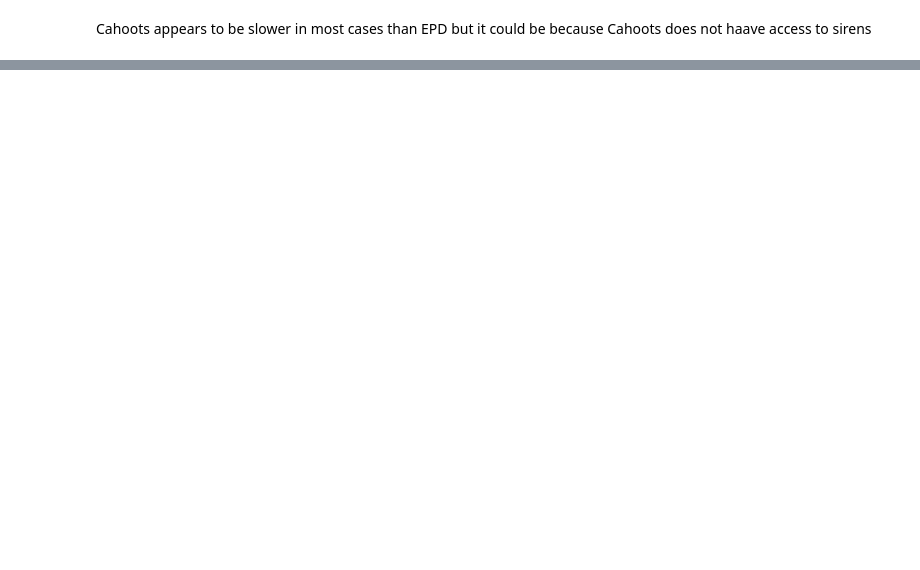
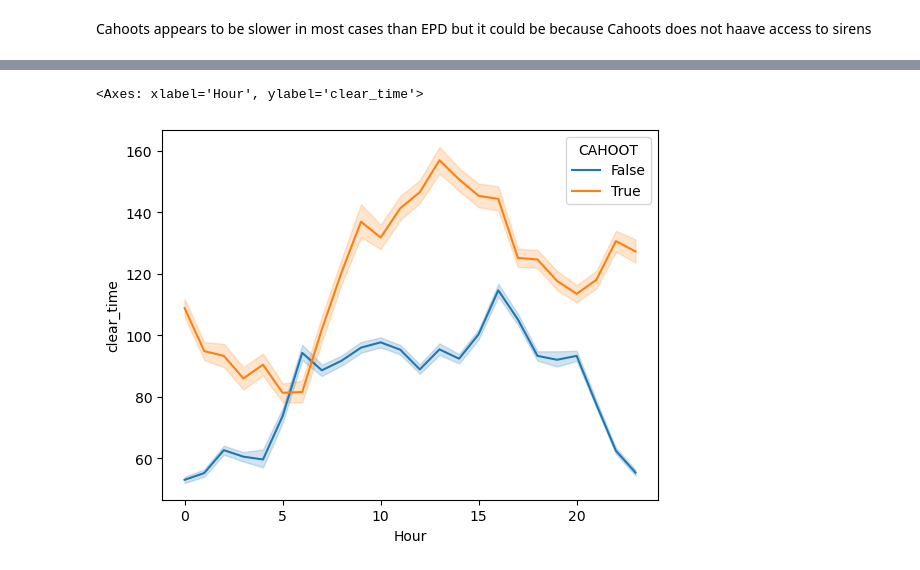
Before and after one commit to Lwarrine/CAHOOTS-Call-Data-Analysis, a Jupyter notebook: Clean.ipynb, the cells around one changed output, grey strips where cells are left out. Drawn from its saved outputs; the diff is of its cells as text; code cells hidden in the pictures; blank space fills up the shorter version.

```diff
--- a/Clean.ipynb
+++ b/Clean.ipynb
@@ -424,0 +448,5 @@ Cahoots appears to be slower in most cases than EPD but it could be because Caho
+# %%
+sns.lineplot(call_data, x = "Hour", y = "clear_time", hue = "CAHOOT")
+# %% [output]
+<Axes: xlabel='Hour', ylabel='clear_time'>
+[figure, added]
```
Also changed, not shown: parts of 18 cells of this notebook.
